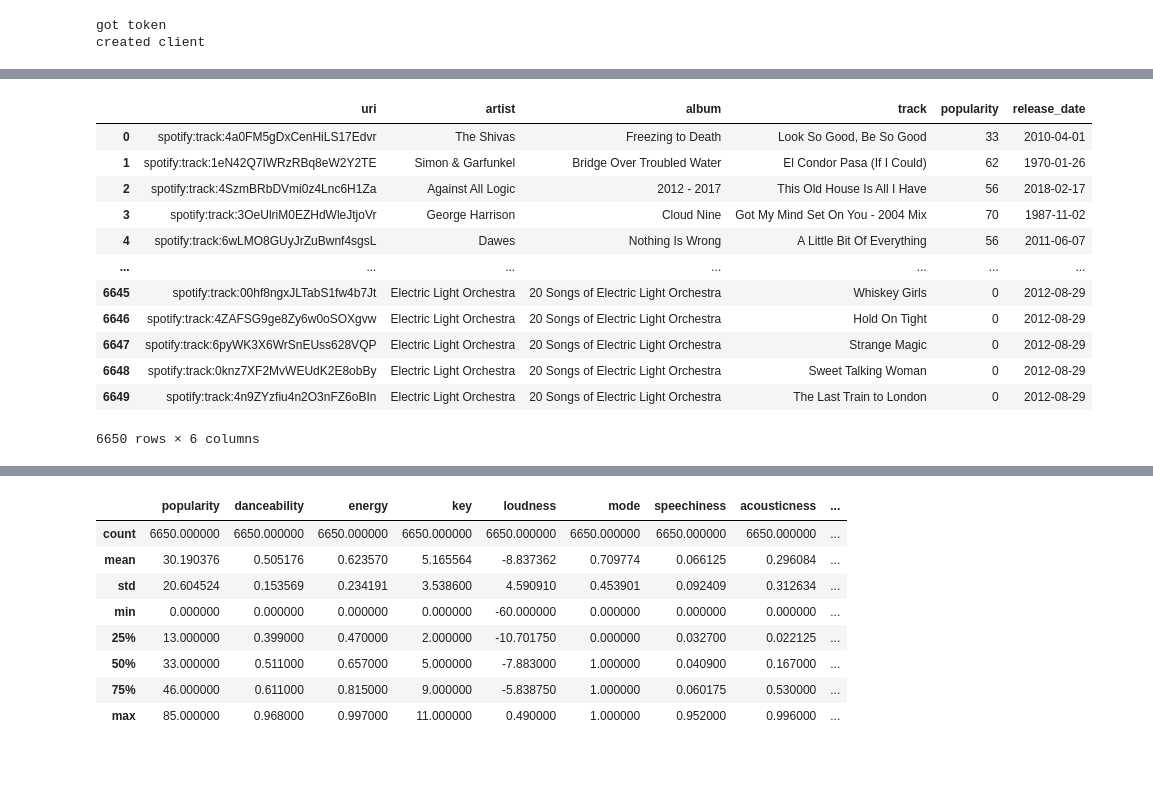
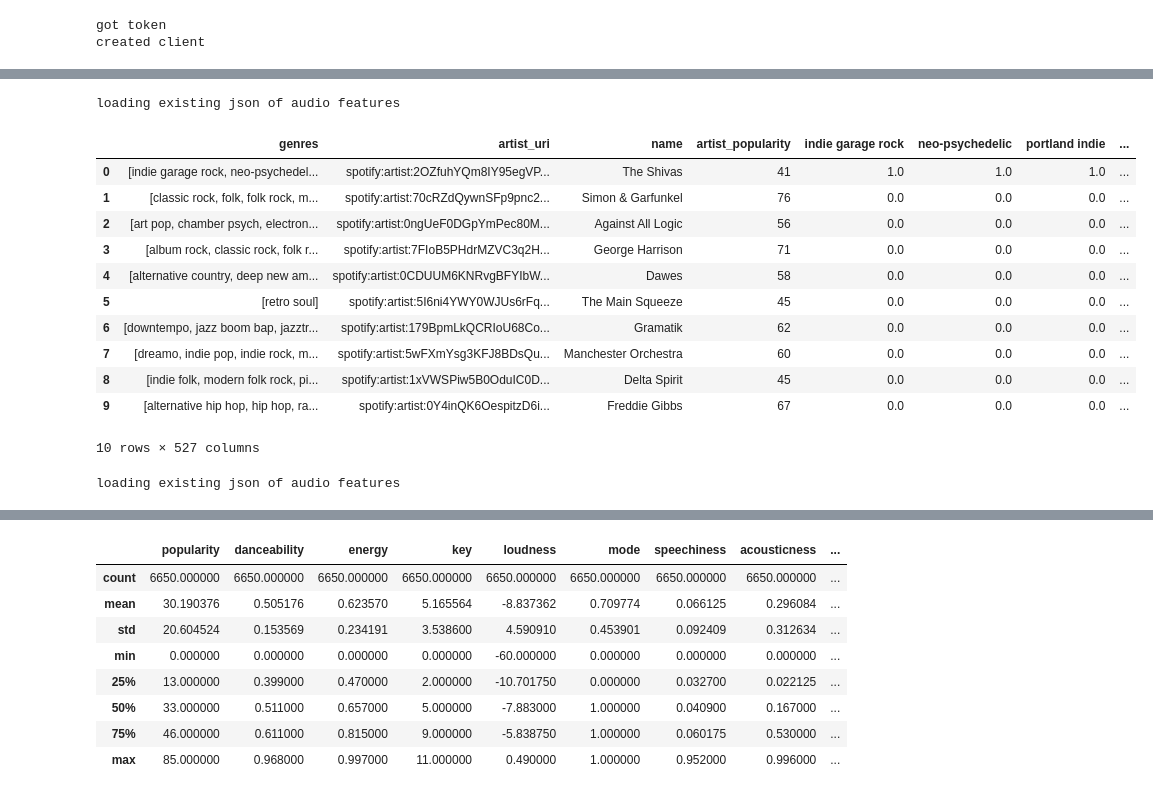
Before and after one commit to honggyu420/spotify-song-clustering, a Jupyter notebook: data_acquisition.ipynb, the cells around one changed output, grey strips where cells are left out. Saved outputs shown, nothing was run; the diff lists cells and outputs as text; code cells hidden in the pictures; blank space fills up the shorter version.

Commit message:
added genre acquistion

```diff
--- a/data_acquisition.ipynb
+++ b/data_acquisition.ipynb
@@ -209,22 +242,27 @@ def transformSongData(song_data):
+# %%
+artist_data = getArtistData(sp, song_data)
+transformed_artist_data, genres = transformArtistData(artist_data)
+artist_df = pd.DataFrame.from_dict(transformed_artist_data).fillna(0)
+artist_df.head(10)
+# %% [output]
+loading existing json of audio features
+|  | genres | artist_uri | name | artist_popularity | indie garage rock | neo-psychedelic | portland indie | ... |
+| 0 | [indie garage rock, neo-psychedel... | spotify:artist:2OZfuhYQm8IY95egVP... | The Shivas | 41 | 1.0 | 1.0 | 1.0 | ... |
+| 1 | [classic rock, folk, folk rock, m... | spotify:artist:70cRZdQywnSFp9pnc2... | Simon & Garfunkel | 76 | 0.0 | 0.0 | 0.0 | ... |
+| 2 | [art pop, chamber psych, electron... | spotify:artist:0ngUeF0DGpYmPec80M... | Against All Logic | 56 | 0.0 | 0.0 | 0.0 | ... |
+| 3 | [album rock, classic rock, folk r... | spotify:artist:7FIoB5PHdrMZVC3q2H... | George Harrison | 71 | 0.0 | 0.0 | 0.0 | ... |
+| 4 | [alternative country, deep new am... | spotify:artist:0CDUUM6KNRvgBFYIbW... | Dawes | 58 | 0.0 | 0.0 | 0.0 | ... |
+| 5 | [retro soul] | spotify:artist:5I6ni4YWY0WJUs6rFq... | The Main Squeeze | 45 | 0.0 | 0.0 | 0.0 | ... |
+| 6 | [downtempo, jazz boom bap, jazztr... | spotify:artist:179BpmLkQCRIoU68Co... | Gramatik | 62 | 0.0 | 0.0 | 0.0 | ... |
+| 7 | [dreamo, indie pop, indie rock, m... | spotify:artist:5wFXmYsg3KFJ8BDsQu... | Manchester Orchestra | 60 | 0.0 | 0.0 | 0.0 | ... |
+| 8 | [indie folk, modern folk rock, pi... | spotify:artist:1xVWSPiw5B0OduIC0D... | Delta Spirit | 45 | 0.0 | 0.0 | 0.0 | ... |
+| 9 | [alternative hip hop, hip hop, ra... | spotify:artist:0Y4inQK6OespitzD6i... | Freddie Gibbs | 67 | 0.0 | 0.0 | 0.0 | ... |
+10 rows × 527 columns
 # %%
+audio_features = getAudioFeatures(sp, song_data)
 audio_df = pd.DataFrame.from_dict(audio_features)
 audio_df = audio_df[['danceability', 'energy', 'key', 'loudness', 'mode', 'speechiness', \
                      'acousticness', 'instrumentalness', 'liveness', 'valence', 'tempo', \
                      'uri', 'duration_ms', 'time_signature']]
+# %% [output]
+loading existing json of audio features
-# %%
-song_df = pd.DataFrame.from_dict(transformSongData(song_data))
-song_df
-# %% [output]
-|  | uri | artist | album | track | popularity | release_date |
-| 0 | spotify:track:4a0FM5gDxCenHiLS17Edvr | The Shivas | Freezing to Death | Look So Good, Be So Good | 33 | 2010-04-01 |
-| 1 | spotify:track:1eN42Q7IWRzRBq8eW2Y2TE | Simon & Garfunkel | Bridge Over Troubled Water | El Condor Pasa (If I Could) | 62 | 1970-01-26 |
-| 2 | spotify:track:4SzmBRbDVmi0z4Lnc6H1Za | Against All Logic | 2012 - 2017 | This Old House Is All I Have | 56 | 2018-02-17 |
-| 3 | spotify:track:3OeUlriM0EZHdWleJtjoVr | George Harrison | Cloud Nine | Got My Mind Set On You - 2004 Mix | 70 | 1987-11-02 |
-| 4 | spotify:track:6wLMO8GUyJrZuBwnf4sgsL | Dawes | Nothing Is Wrong | A Little Bit Of Everything | 56 | 2011-06-07 |
-| ... | ... | ... | ... | ... | ... | ... |
-| 6645 | spotify:track:00hf8ngxJLTabS1fw4b7Jt | Electric Light Orchestra | 20 Songs of Electric Light Orchestra | Whiskey Girls | 0 | 2012-08-29 |
-| 6646 | spotify:track:4ZAFSG9ge8Zy6w0oSOXgvw | Electric Light Orchestra | 20 Songs of Electric Light Orchestra | Hold On Tight | 0 | 2012-08-29 |
-| 6647 | spotify:track:6pyWK3X6WrSnEUss628VQP | Electric Light Orchestra | 20 Songs of Electric Light Orchestra | Strange Magic | 0 | 2012-08-29 |
-| 6648 | spotify:track:0knz7XF2MvWEUdK2E8obBy | Electric Light Orchestra | 20 Songs of Electric Light Orchestra | Sweet Talking Woman | 0 | 2012-08-29 |
-| 6649 | spotify:track:4n9ZYzfiu4n2O3nFZ6oBIn | Electric Light Orchestra | 20 Songs of Electric Light Orchestra | The Last Train to London | 0 | 2012-08-29 |
-6650 rows × 6 columns
```
Also changed, not shown: parts of 20 cells of this notebook, 2 other files.
